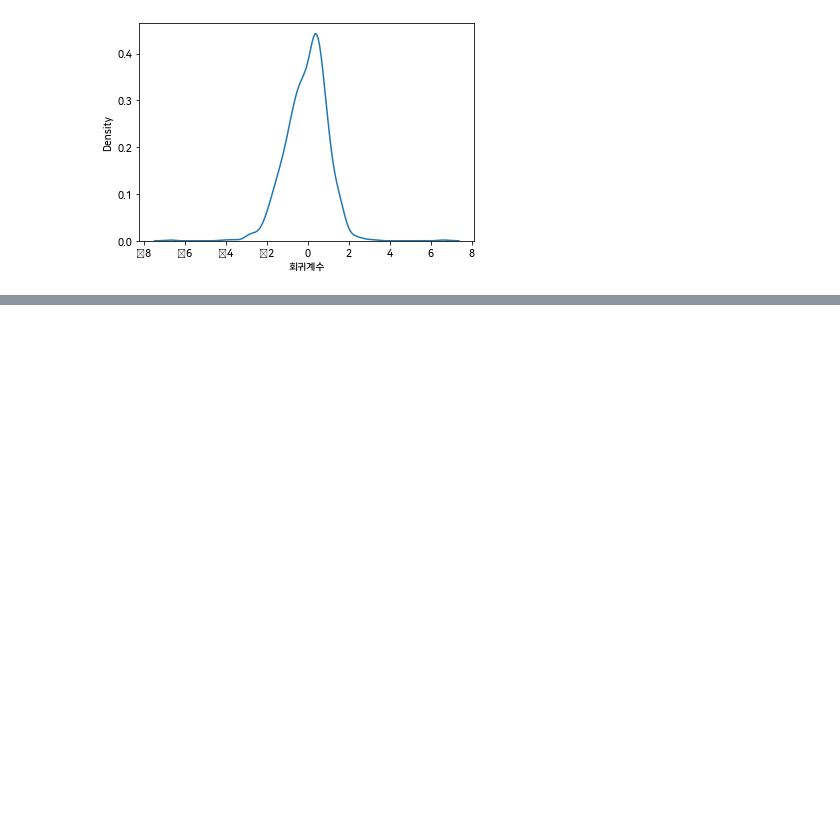
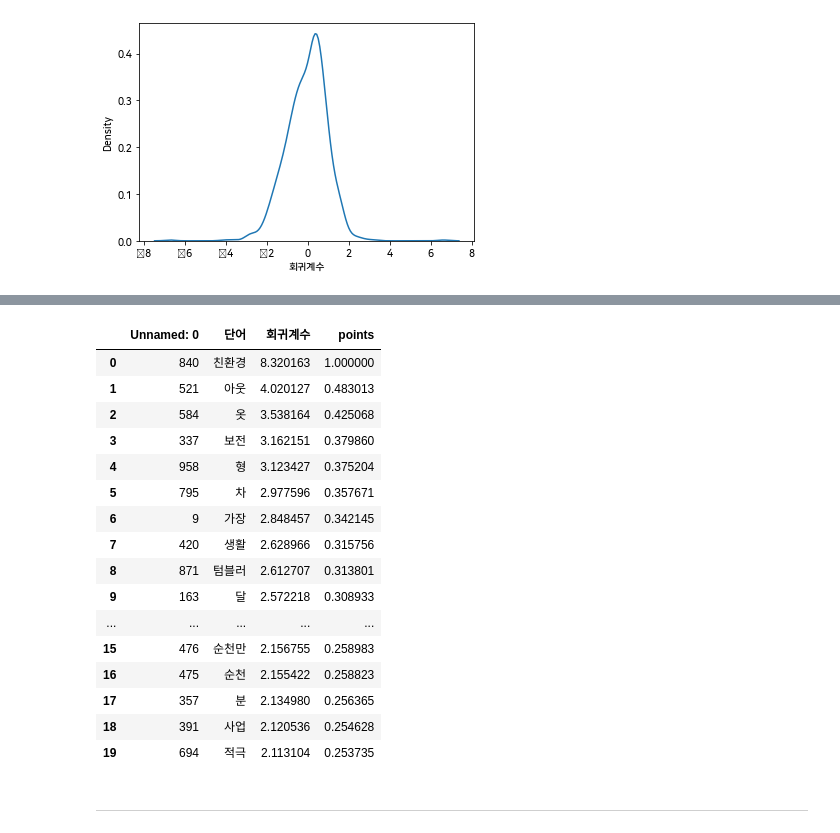
Before and after one commit to LeeKunHa/Construct-Sentiment-Dictionary-for-Companies-Conducting-Eco-Friendly-Businesses, a Jupyter notebook: visualization.ipynb, the cells around one changed output, grey strips where cells are left out. Saved outputs shown, nothing was run; the diff lists cells and outputs as text; code cells hidden in the pictures; blank space fills up the shorter version.

```diff
--- a/visualization.ipynb
+++ b/visualization.ipynb
@@ -179,0 +221,22 @@ sns.kdeplot(sent['회귀계수']/sent['회귀계수'].std())
+# %%
+sent[sent['회귀계수']>0][:20]
+# %% [output]
+|  | Unnamed: 0 | 단어 | 회귀계수 | points |
+| 0 | 840 | 친환경 | 8.320163 | 1.000000 |
+| 1 | 521 | 아웃 | 4.020127 | 0.483013 |
+| 2 | 584 | 옷 | 3.538164 | 0.425068 |
+| 3 | 337 | 보전 | 3.162151 | 0.379860 |
+| 4 | 958 | 형 | 3.123427 | 0.375204 |
+| 5 | 795 | 차 | 2.977596 | 0.357671 |
+| 6 | 9 | 가장 | 2.848457 | 0.342145 |
+| 7 | 420 | 생활 | 2.628966 | 0.315756 |
+| 8 | 871 | 텀블러 | 2.612707 | 0.313801 |
+| 9 | 163 | 달 | 2.572218 | 0.308933 |
+| ... | ... | ... | ... | ... |
+| 15 | 476 | 순천만 | 2.156755 | 0.258983 |
+| 16 | 475 | 순천 | 2.155422 | 0.258823 |
+| 17 | 357 | 분 | 2.134980 | 0.256365 |
+| 18 | 391 | 사업 | 2.120536 | 0.254628 |
+| 19 | 694 | 적극 | 2.113104 | 0.253735 |
+# %% [markdown]
+* * *
```
Also changed, not shown: parts of 12 cells of this notebook, 6 other files.
